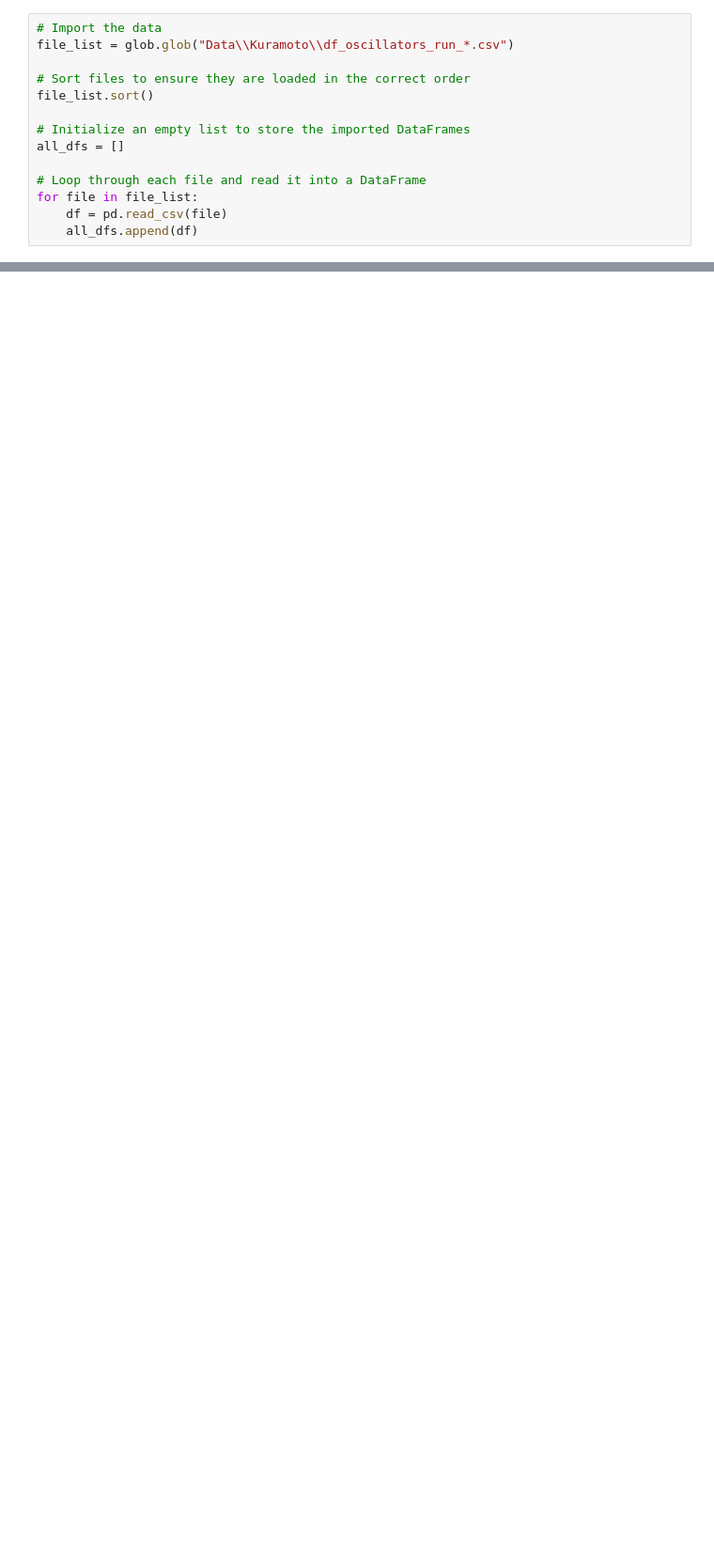
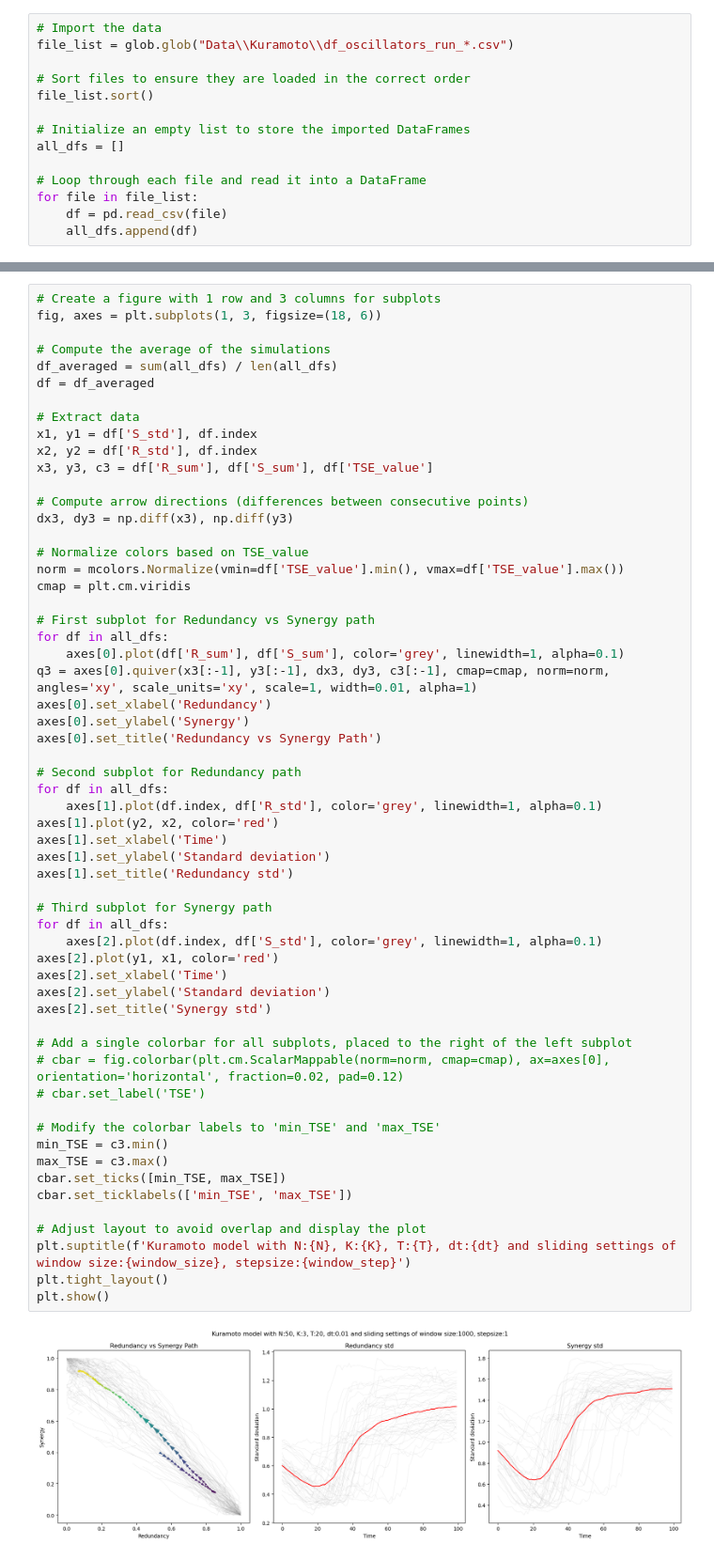
Before and after one commit to cyrilrommens/PhD_1, a Jupyter notebook: TSE_oscillator.ipynb, the cells around one changed output, grey strips where cells are left out. Shown at 94% size. Cells and saved outputs as stored; diff of their text form; blank space fills up the shorter version.

```diff
--- a/TSE_oscillator.ipynb
+++ b/TSE_oscillator.ipynb
@@ -731,3 +780,63 @@ plt.show()
+# %%
+# Create a figure with 1 row and 3 columns for subplots
+fig, axes = plt.subplots(1, 3, figsize=(18, 6))
+
+# Compute the average of the simulations
+df_averaged = sum(all_dfs) / len(all_dfs)
+df = df_averaged
+
+# Extract data
+x1, y1 = df['S_std'], df.index
+x2, y2 = df['R_std'], df.index
+x3, y3, c3 = df['R_sum'], df['S_sum'], df['TSE_value']
+
+# Compute arrow directions (differences between consecutive points)
+dx3, dy3 = np.diff(x3), np.diff(y3)
+
+# Normalize colors based on TSE_value
+norm = mcolors.Normalize(vmin=df['TSE_value'].min(), vmax=df['TSE_value'].max())
+cmap = plt.cm.viridis
+
+# First subplot for Redundancy vs Synergy path
+for df in all_dfs:
+    axes[0].plot(df['R_sum'], df['S_sum'], color='grey', linewidth=1, alpha=0.1)
+q3 = axes[0].quiver(x3[:-1], y3[:-1], dx3, dy3, c3[:-1], cmap=cmap, norm=norm, angles='xy', scale_units='xy', scale=1, width=0.01, alpha=1)
+axes[0].set_xlabel('Redundancy')
+axes[0].set_ylabel('Synergy')
+axes[0].set_title('Redundancy vs Synergy Path')
+
+# Second subplot for Redundancy path
+for df in all_dfs:
+    axes[1].plot(df.index, df['R_std'], color='grey', linewidth=1, alpha=0.1)
+axes[1].plot(y2, x2, color='red')
+axes[1].set_xlabel('Time')
+axes[1].set_ylabel('Standard deviation')
+axes[1].set_title('Redundancy std')
+
+# Third subplot for Synergy path
+for df in all_dfs:
+    axes[2].plot(df.index, df['S_std'], color='grey', linewidth=1, alpha=0.1)
+axes[2].plot(y1, x1, color='red')
+axes[2].set_xlabel('Time')
+axes[2].set_ylabel('Standard deviation')
+axes[2].set_title('Synergy std')
+
+# Add a single colorbar for all subplots, placed to the right of the left subplot
+# cbar = fig.colorbar(plt.cm.ScalarMappable(norm=norm, cmap=cmap), ax=axes[0], orientation='horizontal', fraction=0.02, pad=0.12)
+# cbar.set_label('TSE')
+
+# Modify the colorbar labels to 'min_TSE' and 'max_TSE'
+min_TSE = c3.min()
+max_TSE = c3.max()
+cbar.set_ticks([min_TSE, max_TSE])
+cbar.set_ticklabels(['min_TSE', 'max_TSE'])
+
+# Adjust layout to avoid overlap and display the plot
+plt.suptitle(f'Kuramoto model with N:{N}, K:{K}, T:{T}, dt:{dt} and sliding settings of window size:{window_size}, stepsize:{window_step}')
+plt.tight_layout()
+plt.show()
+# %% [output]
+[figure, added]
 # %%
 # Create a figure with 1 row and 3 columns for subplots
 fig, axes = plt.subplots(1, 3, figsize=(18, 6))
```
Also changed, not shown: parts of 13 cells of this notebook, 41 other files.
